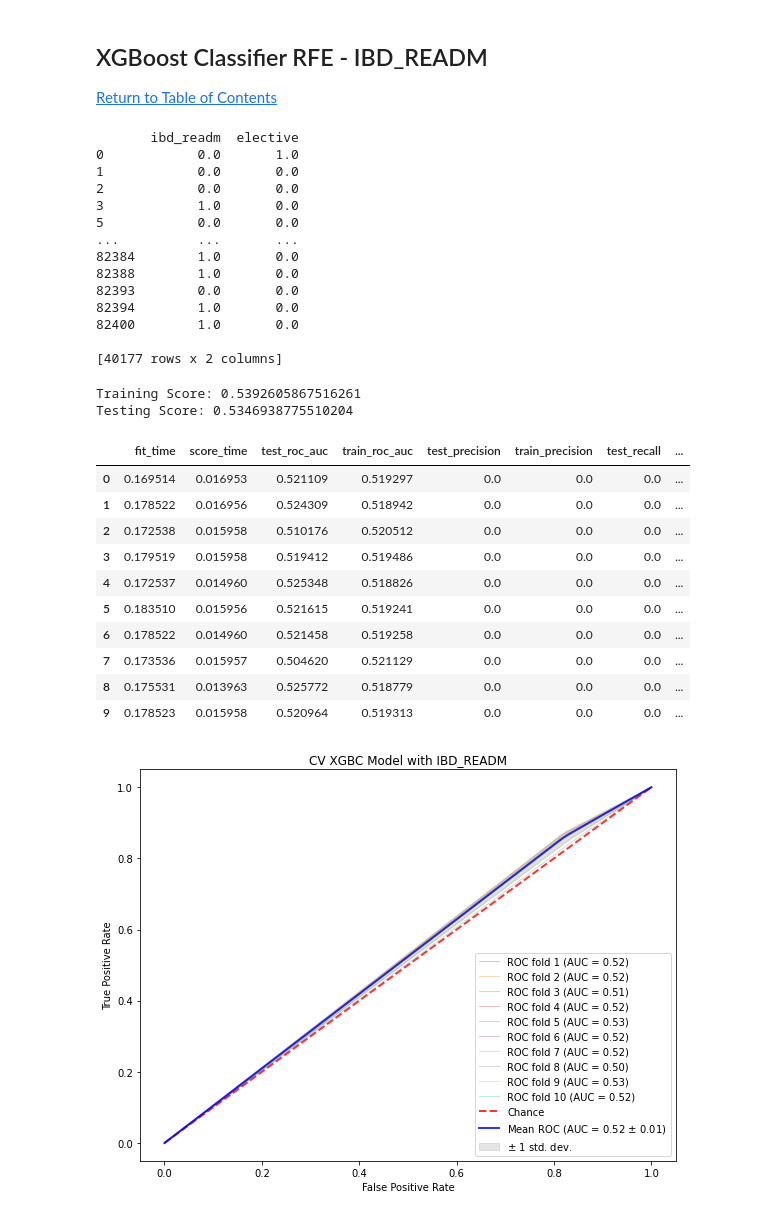
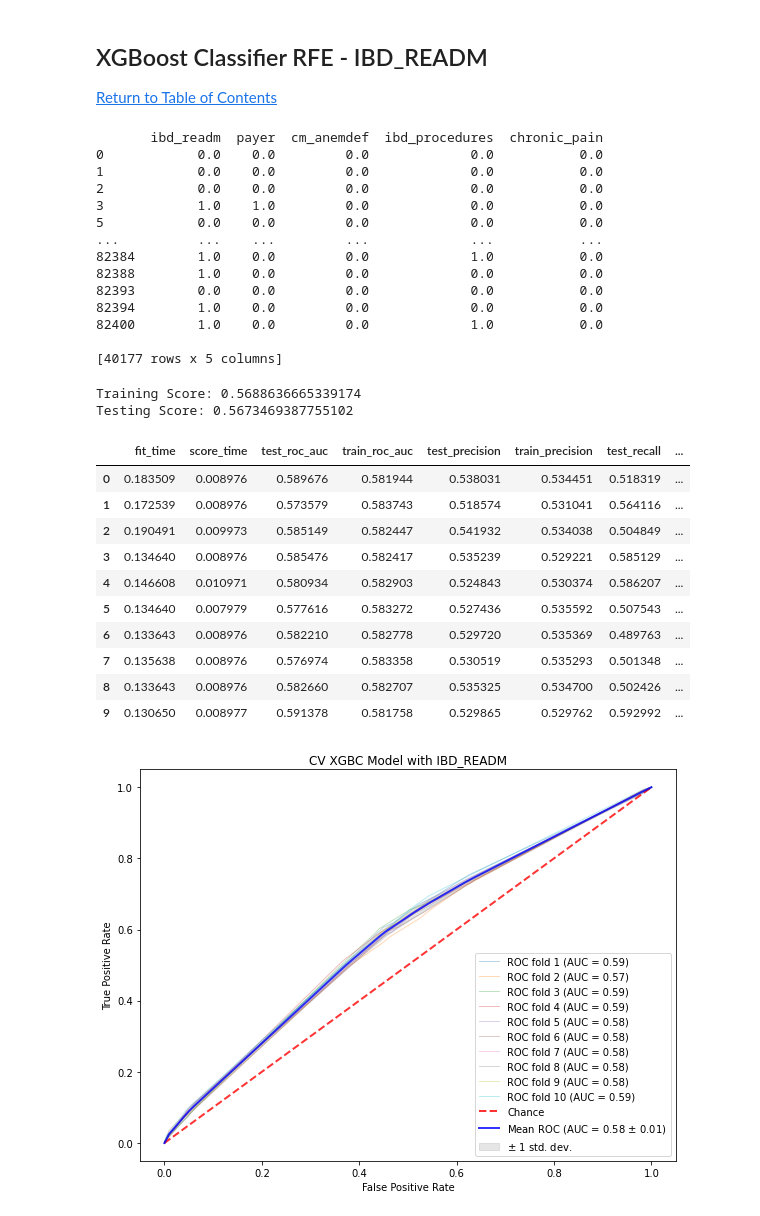
Before and after one commit to Autonomousse/UCSD_NRD_2017, a Jupyter notebook: NRD_2017_ML_Validation_5_Features_SP.ipynb, the cells around one changed output. Drawn from its saved outputs; the diff is of its cells as text; code cells hidden in the pictures.

```diff
--- a/NRD_2017_ML_Validation_5_Features_SP.ipynb
+++ b/NRD_2017_ML_Validation_5_Features_SP.ipynb
@@ -404,7 +404,7 @@ def rfe_feature_selection(classifier, num_features_to_select, X, y, dataset, tar
 # title: A string for the chart title, not required.
 # num_features: An integer value for the number of features being used.
 
-def draw_cv_auc_roc(classifier, cv, X, y, title = 'Receiver Operating Characteristic', num_features = 0):
+def draw_cv_auc_roc(classifier, cv, X, y, num_features, title = 'Receiver Operating Characteristic'):
     tprs = []
     aucs = []
     mean_fpr = np.linspace(0, 1, 100)
@@ -859,8 +899,8 @@ plt.show()
 [Return to Table of Contents](#contents)
 # %%
 # Plug in the features found by the XGBClassifier RFE process on the 2013 NRD file and repeat the same steps.
-# These are the features from XGBClassifier RFE NRD 2013: ['elective', 'orproc', 'payer', 'ibd_procedures', 'ibd_specific_adm']
-data_xgbc_ibd = readm_data_df[['ibd_readm', 'elective']]
+# These are the features from XGBClassifier RFE NRD 2013: ['orproc', 'payer', 'cm_anemdef', 'ibd_procedures', 'chronic_pain']
+data_xgbc_ibd = readm_data_df[['ibd_readm', 'payer', 'cm_anemdef', 'ibd_procedures', 'chronic_pain']]
 # Drop NaN's.
 cleaned_data_xgbc_ibd = data_xgbc_ibd.dropna(axis='rows')
 # Display data.
@@ -871,20 +911,20 @@ target_srs_xgbc_ibd = target_srs_xgbc_ibd.astype('int64')
 # Create a Pandas dataframe without the target feature.
 cleaned_data_wo_outcome_df_xgbc_ibd = cleaned_data_xgbc_ibd.drop('ibd_readm', axis=1)
 # %% [output]
-       ibd_readm  elective
-0            0.0       1.0
-1            0.0       0.0
-2            0.0       0.0
-3            1.0       0.0
-5            0.0       0.0
-...          ...       ...
-82384        1.0       0.0
-82388        1.0       0.0
-82393        0.0       0.0
-82394        1.0       0.0
-82400        1.0       0.0
+       ibd_readm  payer  cm_anemdef  ibd_procedures  chronic_pain
+0            0.0    0.0         0.0             0.0           0.0
+1            0.0    0.0         0.0             0.0           0.0
+2            0.0    0.0         0.0             0.0           0.0
+3            1.0    1.0         0.0             0.0           0.0
+5            0.0    0.0         0.0             0.0           0.0
+...          ...    ...         ...             ...           ...
+82384        1.0    0.0         0.0             1.0           0.0
+82388        1.0    0.0         0.0             0.0           0.0
+82393        0.0    0.0         0.0             0.0           0.0
+82394        1.0    0.0         0.0             0.0           0.0
+82400        1.0    0.0         0.0             1.0           0.0
 
-[40177 rows x 2 columns]
+[40177 rows x 5 columns]
 # %%
 # Initial model with XGBClassifier
 model_xgbc_ibd = XGBClassifier(random_state=42, verbosity = 0, max_depth = 5)
@@ -893,8 +933,8 @@ model_xgbc_ibd.fit(X_train_xgbc_ibd, y_train_xgbc_ibd)
 print(f'Training Score: {model_xgbc_ibd.score(X_train_xgbc_ibd, y_train_xgbc_ibd)}')
 print(f'Testing Score: {model_xgbc_ibd.score(X_test_xgbc_ibd, y_test_xgbc_ibd)}')
 # %% [output]
-Training Score: 0.5392605867516261
-Testing Score: 0.5346938775510204
+Training Score: 0.5688636665339174
+Testing Score: 0.5673469387755102
 # %%
 # K-Fold Validation using XGBClassifier
 scores_xgbc_ibd = cross_validate(model_xgbc_ibd, cleaned_data_wo_outcome_df_xgbc_ibd, target_srs_xgbc_ibd, cv=10, scoring=('roc_auc', 'precision','recall', 'accuracy'), return_train_score=True)
@@ -902,22 +942,22 @@ scores_df_xgbc_ibd = pd.DataFrame(scores_xgbc_ibd)
 scores_df_xgbc_ibd
 # %% [output]
 |  | fit_time | score_time | test_roc_auc | train_roc_auc | test_precision | train_precision | test_recall | ... |
-| 0 | 0.169514 | 0.016953 | 0.521109 | 0.519297 | 0.0 | 0.0 | 0.0 | ... |
-| 1 | 0.178522 | 0.016956 | 0.524309 | 0.518942 | 0.0 | 0.0 | 0.0 | ... |
-| 2 | 0.172538 | 0.015958 | 0.510176 | 0.520512 | 0.0 | 0.0 | 0.0 | ... |
-| 3 | 0.179519 | 0.015958 | 0.519412 | 0.519486 | 0.0 | 0.0 | 0.0 | ... |
-| 4 | 0.172537 | 0.014960 | 0.525348 | 0.518826 | 0.0 | 0.0 | 0.0 | ... |
-| 5 | 0.183510 | 0.015956 | 0.521615 | 0.519241 | 0.0 | 0.0 | 0.0 | ... |
-| 6 | 0.178522 | 0.014960 | 0.521458 | 0.519258 | 0.0 | 0.0 | 0.0 | ... |
-| 7 | 0.173536 | 0.015957 | 0.504620 | 0.521129 | 0.0 | 0.0 | 0.0 | ... |
-| 8 | 0.175531 | 0.013963 | 0.525772 | 0.518779 | 0.0 | 0.0 | 0.0 | ... |
-| 9 | 0.178523 | 0.015958 | 0.520964 | 0.519313 | 0.0 | 0.0 | 0.0 | ... |
+| 0 | 0.183509 | 0.008976 | 0.589676 | 0.581944 | 0.538031 | 0.534451 | 0.518319 | ... |
+| 1 | 0.172539 | 0.008976 | 0.573579 | 0.583743 | 0.518574 | 0.531041 | 0.564116 | ... |
+| 2 | 0.190491 | 0.009973 | 0.585149 | 0.582447 | 0.541932 | 0.534038 | 0.504849 | ... |
+| 3 | 0.134640 | 0.008976 | 0.585476 | 0.582417 | 0.535239 | 0.529221 | 0.585129 | ... |
+| 4 | 0.146608 | 0.010971 | 0.580934 | 0.582903 | 0.524843 | 0.530374 | 0.586207 | ... |
+| 5 | 0.134640 | 0.007979 | 0.577616 | 0.583272 | 0.527436 | 0.535592 | 0.507543 | ... |
+| 6 | 0.133643 | 0.008976 | 0.582210 | 0.582778 | 0.529720 | 0.535369 | 0.489763 | ... |
+| 7 | 0.135638 | 0.008976 | 0.576974 | 0.583358 | 0.530519 | 0.535293 | 0.501348 | ... |
+| 8 | 0.133643 | 0.008976 | 0.582660 | 0.582707 | 0.535325 | 0.534700 | 0.502426 | ... |
+| 9 | 0.130650 | 0.008977 | 0.591378 | 0.581758 | 0.529865 | 0.529762 | 0.592992 | ... |
 # %%
 # Cross validated ROC/AUC chart
 # Run classifier with cross-validation and plot ROC curves
-draw_cv_auc_roc(model_xgbc_ibd, cv, cleaned_data_wo_outcome_df_xgbc_ibd, target_srs_xgbc_ibd, 'CV XGBC Model with IBD_READM', num_features)
+draw_cv_auc_roc(model_xgbc_ibd, cv, cleaned_data_wo_outcome_df_xgbc_ibd, target_srs_xgbc_ibd, num_features, 'CV XGBC Model with IBD_READM')
 # %% [output]
-[figure, old version]
+[figure, new version]
 # %%
 # Grab the feature importance using the cross validation XGBClassifier model
 importance_xgbc_ibd = sorted(zip(model_xgbc_ibd.feature_importances_*100, X_train_xgbc_ibd))
```
Also changed, not shown: parts of 30 cells of this notebook, 2 other files.
